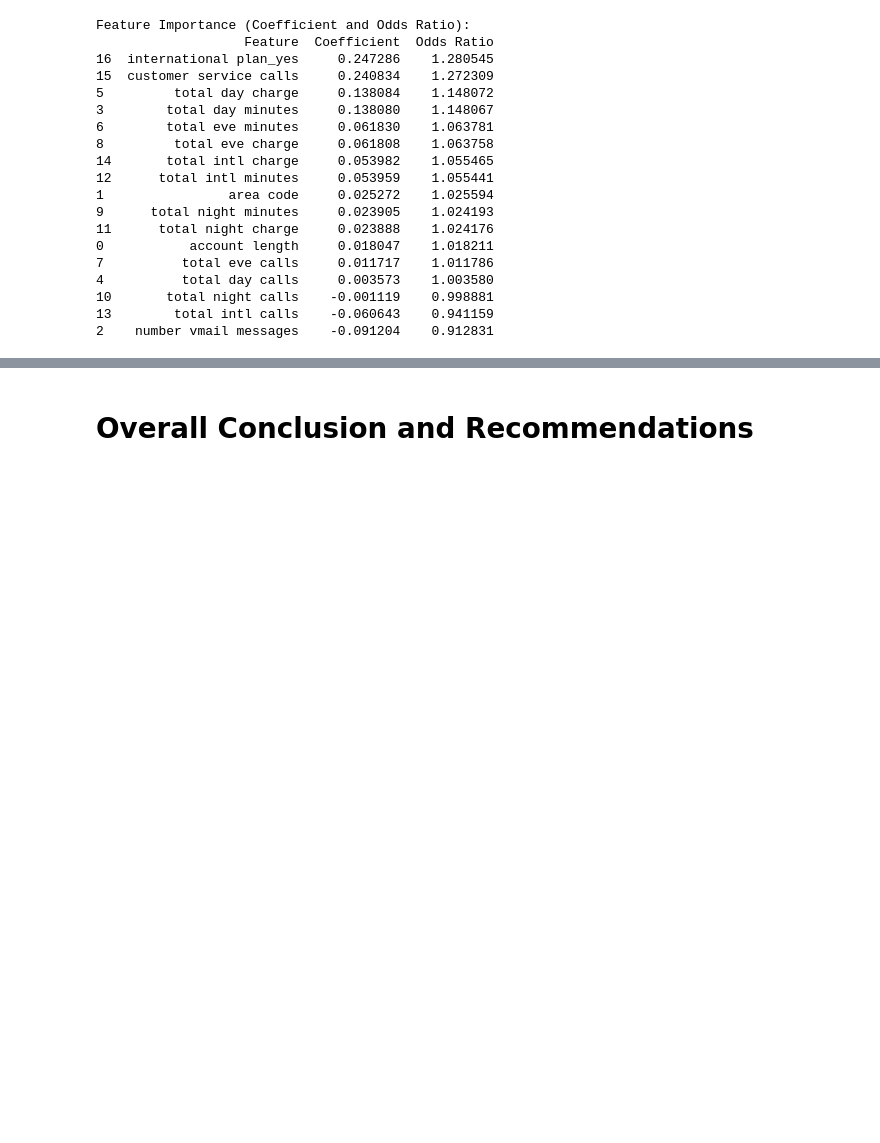
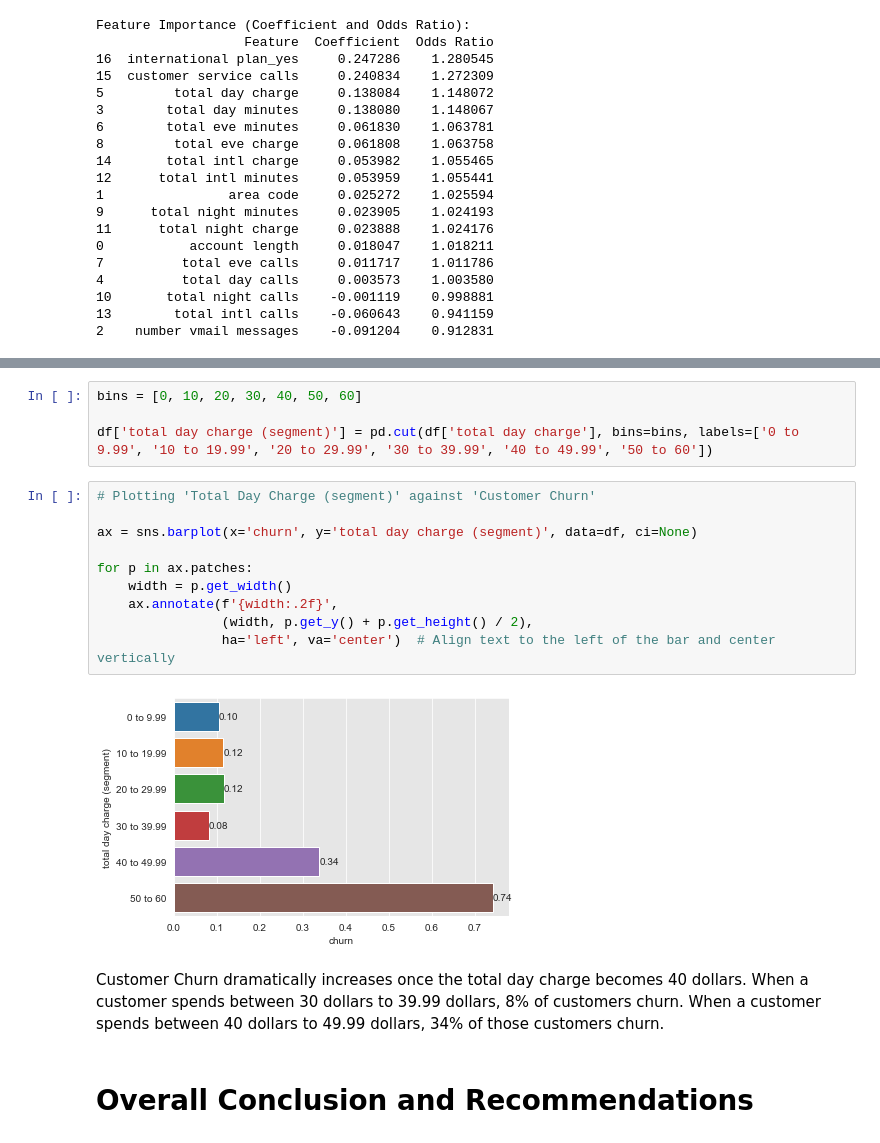
Before and after one commit to keithotuomagie/telcom_analysis, a Jupyter notebook: notebook.ipynb, the cells around one changed output, grey strips where cells are left out. Saved outputs shown, nothing was run; the diff lists cells and outputs as text; blank space fills up the shorter version.

```diff
--- a/notebook.ipynb
+++ b/notebook.ipynb
@@ -1445,3 +1500,21 @@ I will proceed by analyzing the top three features - 1) International Plan_yes,
+# %%
+bins = [0, 10, 20, 30, 40, 50, 60]
+
+df['total day charge (segment)'] = pd.cut(df['total day charge'], bins=bins, labels=['0 to 9.99', '10 to 19.99', '20 to 29.99', '30 to 39.99', '40 to 49.99', '50 to 60'])
+# %%
+# Plotting 'Total Day Charge (segment)' against 'Customer Churn'
+
+ax = sns.barplot(x='churn', y='total day charge (segment)', data=df, ci=None)
+
+for p in ax.patches:
+    width = p.get_width()
+    ax.annotate(f'{width:.2f}',
+                (width, p.get_y() + p.get_height() / 2),
+                ha='left', va='center')  # Align text to the left of the bar and center vertically
+# %% [output]
+[figure, added]
+# %% [markdown]
+Customer Churn dramatically increases once the total day charge becomes 40 dollars.  When a customer spends between 30 dollars to 39.99 dollars, 8% of customers churn.  When a customer spends between 40 dollars to 49.99 dollars, 34% of those customers churn.
 # %% [markdown]
 # Overall Conclusion and Recommendations
 # %% [markdown]
```
Also changed, not shown: parts of 24 cells of this notebook, 2 other files.
